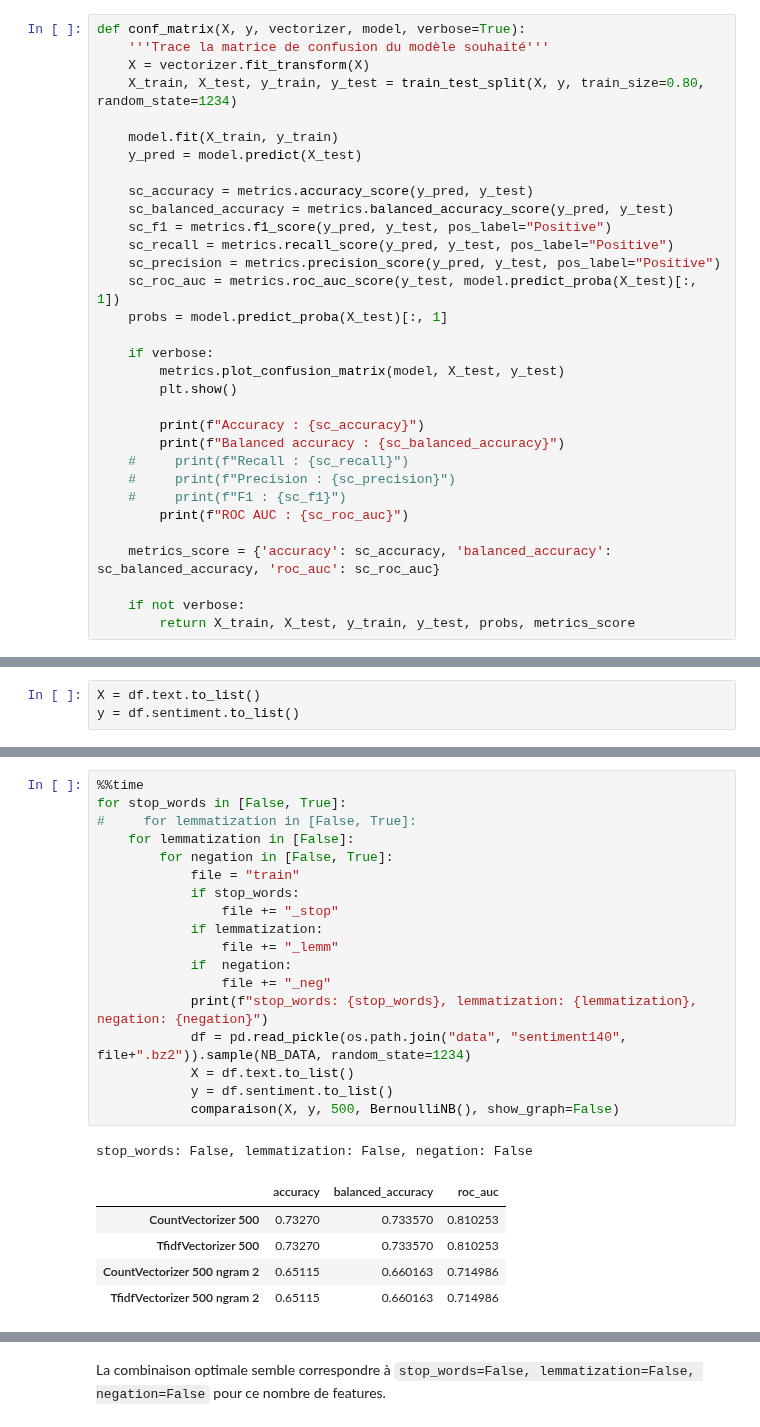
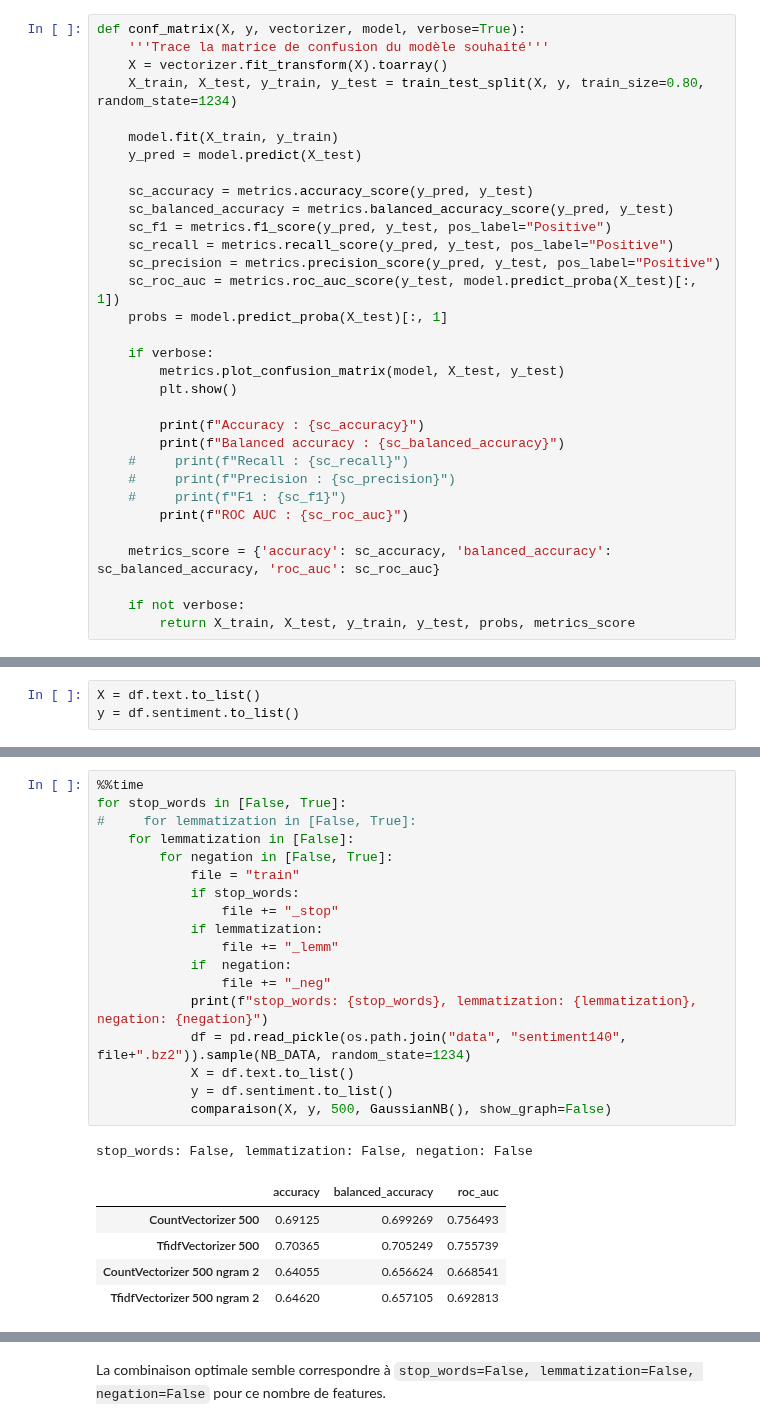
Before and after one commit to baptiste-pasquier/data_2A, a Jupyter notebook: model-NB.ipynb, the cells around one changed output, grey strips where cells are left out. Cells and saved outputs as stored; diff of their text form.

Commit message:
gaussiannb

```diff
--- a/model-NB.ipynb
+++ b/model-NB.ipynb
@@ -27,7 +27,7 @@ Pas de standardisation ici
 # %%
 def conf_matrix(X, y, vectorizer, model, verbose=True):
     '''Trace la matrice de confusion du modèle souhaité'''
-    X = vectorizer.fit_transform(X)
+    X = vectorizer.fit_transform(X).toarray()
     X_train, X_test, y_train, y_test = train_test_split(X, y, train_size=0.80, random_state=1234)
 
     model.fit(X_train, y_train)
@@ -188,27 +203,27 @@ Wall time: 12.6 s
 # %%
 %%time
 for stop_words in [False, True]:
 #     for lemmatization in [False, True]:
     for lemmatization in [False]:
         for negation in [False, True]:
             file = "train"
             if stop_words:
                 file += "_stop"
             if lemmatization:
                 file += "_lemm"
             if  negation:
                 file += "_neg"
             print(f"stop_words: {stop_words}, lemmatization: {lemmatization}, negation: {negation}")
             df = pd.read_pickle(os.path.join("data", "sentiment140", file+".bz2")).sample(NB_DATA, random_state=1234)
             X = df.text.to_list()
             y = df.sentiment.to_list()
-            comparaison(X, y, 500, BernoulliNB(), show_graph=False)
+            comparaison(X, y, 500, GaussianNB(), show_graph=False)
 # %% [output]
 stop_words: False, lemmatization: False, negation: False
 |  | accuracy | balanced_accuracy | roc_auc |
-| CountVectorizer 500 | 0.73270 | 0.733570 | 0.810253 |
-| TfidfVectorizer 500 | 0.73270 | 0.733570 | 0.810253 |
-| CountVectorizer 500 ngram 2 | 0.65115 | 0.660163 | 0.714986 |
-| TfidfVectorizer 500 ngram 2 | 0.65115 | 0.660163 | 0.714986 |
+| CountVectorizer 500 | 0.69125 | 0.699269 | 0.756493 |
+| TfidfVectorizer 500 | 0.70365 | 0.705249 | 0.755739 |
+| CountVectorizer 500 ngram 2 | 0.64055 | 0.656624 | 0.668541 |
+| TfidfVectorizer 500 ngram 2 | 0.64620 | 0.657105 | 0.692813 |
 stop_words: False, lemmatization: False, negation: True
 |  | accuracy | balanced_accuracy | roc_auc |
```
Also changed, not shown: parts of 22 cells of this notebook.
